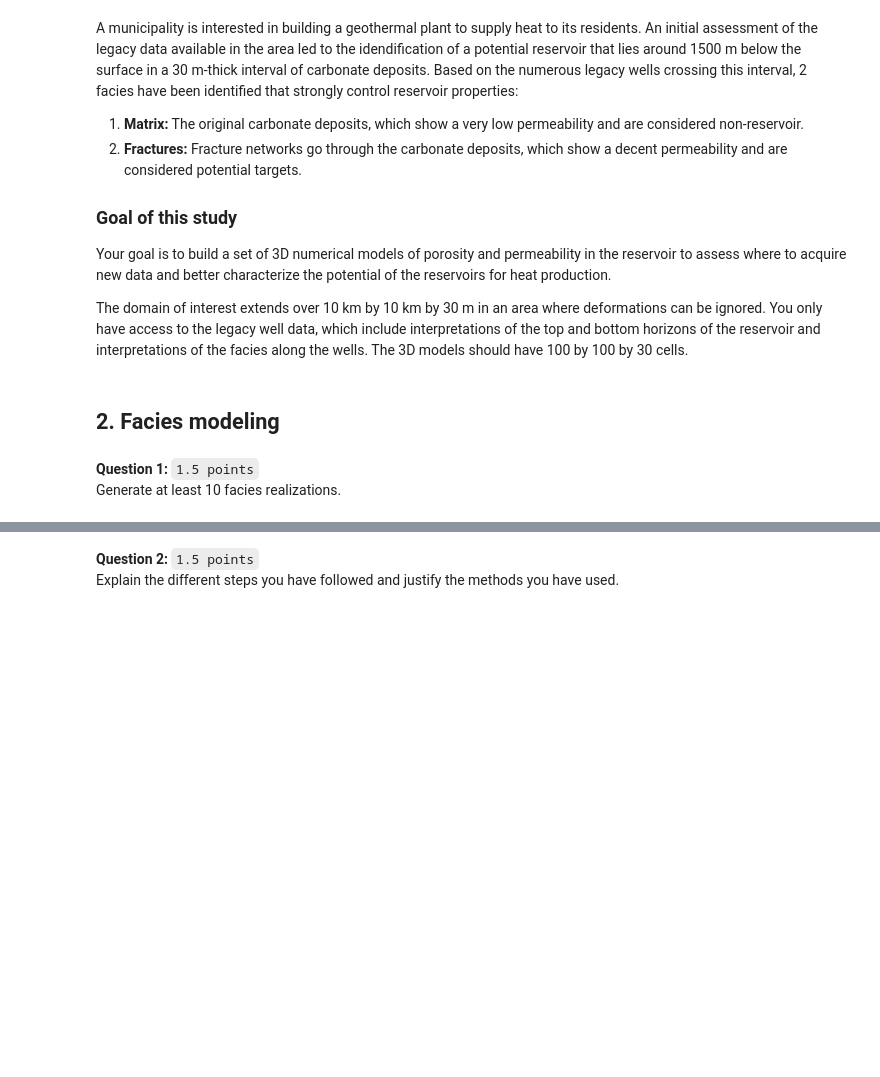
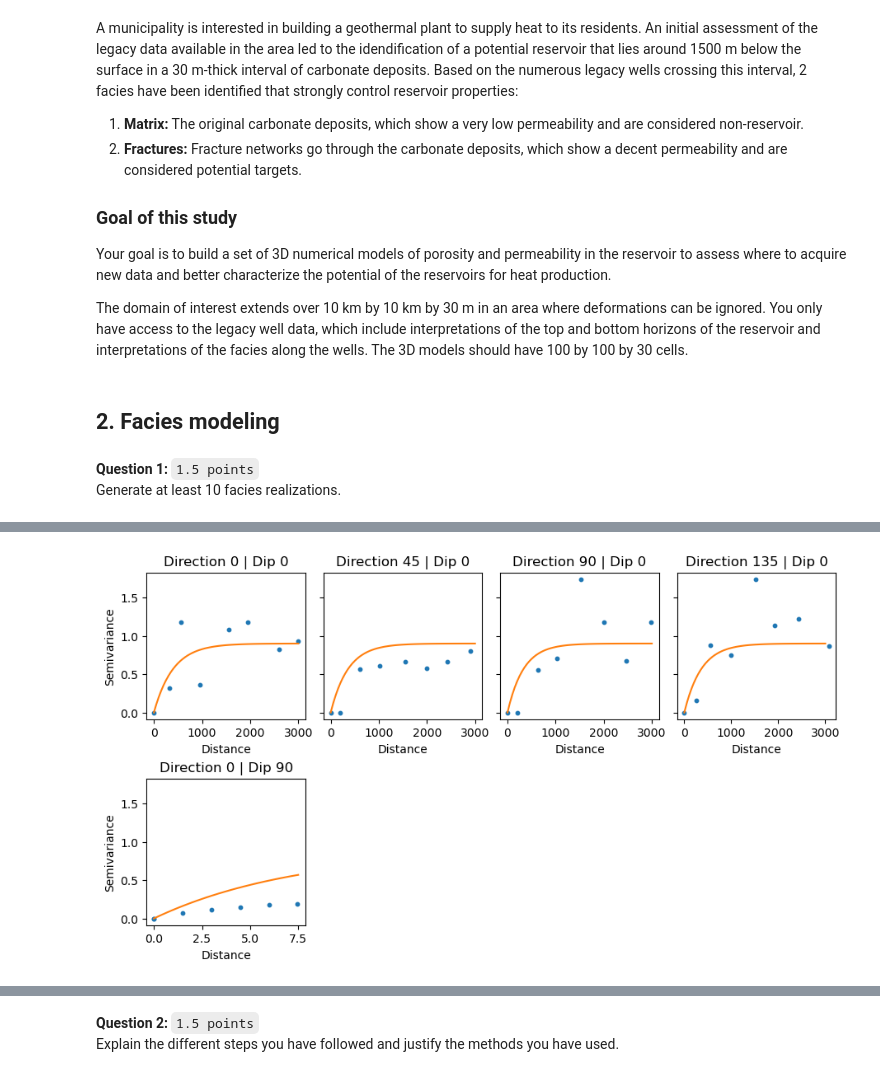
Before and after one commit to nandanajihha/Final-Assignment-Geomodelling, a Jupyter notebook: final-assignment.ipynb, the cells around one changed output, grey strips where cells are left out. Drawn from its saved outputs; the diff is of its cells as text; code cells hidden in the pictures; blank space fills up the shorter version.

```diff
--- a/final-assignment.ipynb
+++ b/final-assignment.ipynb
@@ -75,0 +202,27 @@ Generate at least 10 facies realizations.
+# %%
+# Experimental variogram calculation
+directions = []
+for azimuth in [0., 45., 90., 135.]:
+    directions += [Direction(azimuth=azimuth,
+                             azimuth_tolerance=45.,
+                             horizontal_bandwidth=1000.,
+                             dip_tolerance=45.,
+                             vertical_bandwidth=30.,
+                             n_lags=6,
+                             lag_separation_distance=500.)]
+
+directions += [Direction(azimuth=0.,
+                         azimuth_tolerance=90.,
+                         horizontal_bandwidth=3000.,
+                         dip=90.,
+                         dip_tolerance=22.5,
+                         vertical_bandwidth=30.,
+                         n_lags=5,
+                         lag_separation_distance=1.5)]
+
+gamv = GAMV(well_data_up,
+            coord_columns=('X', 'Y', 'Z'),
+            exp_vario=[ExpVario('Facies_code', 'Facies_code', 10, 0),
+                       ExpVario('Facies_code', 'Facies_code', 10, 1)],
+            direction=directions)
+exp_vario = gamv.run()
@@ -75,0 +247,17 @@ Generate at least 10 facies realizations.
+# %%
+# Matrix Variogram models
+vario_model_1 = VarioModel(nugget_effect=0.,
+                           structures=VarioStruct(model='exponential',
+                                                  partial_sill=0.9,
+                                                  azimuth=0.,
+                                                  dip=0.,
+                                                  plunge=0.,
+                                                  range_hmax=1200.,
+                                                  range_hmin=1000.,
+                                                  range_vert=22.5))
+# %%
+# Matrix variogram validation
+vario_model_values = vario_model_1.semivario(direction=directions)
+plot_semivariogram(directions, exp_vario[exp_vario['Tail'] == 'Indicator 1'], vario_model_values)
+# %% [output]
+[figure, added]
```
Also changed, not shown: parts of 12 cells of this notebook.
